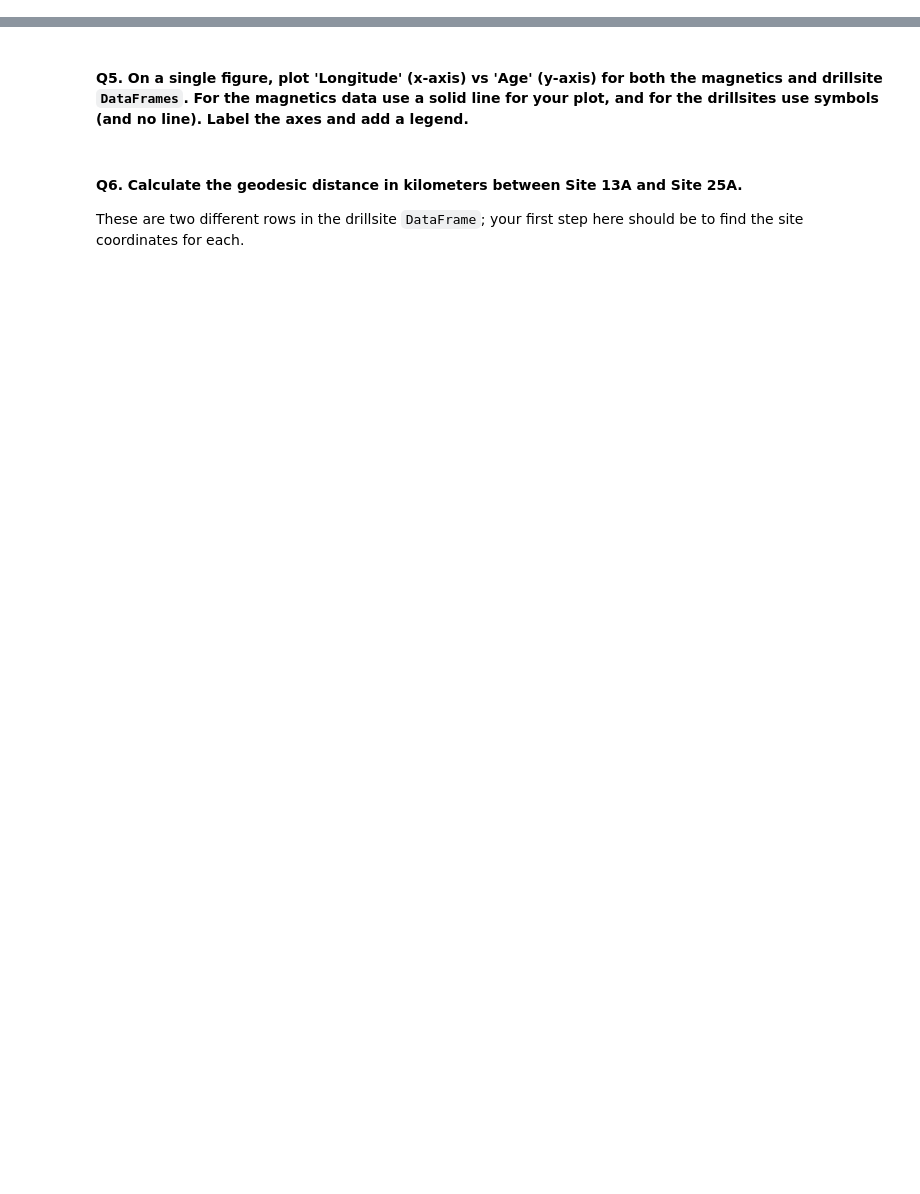
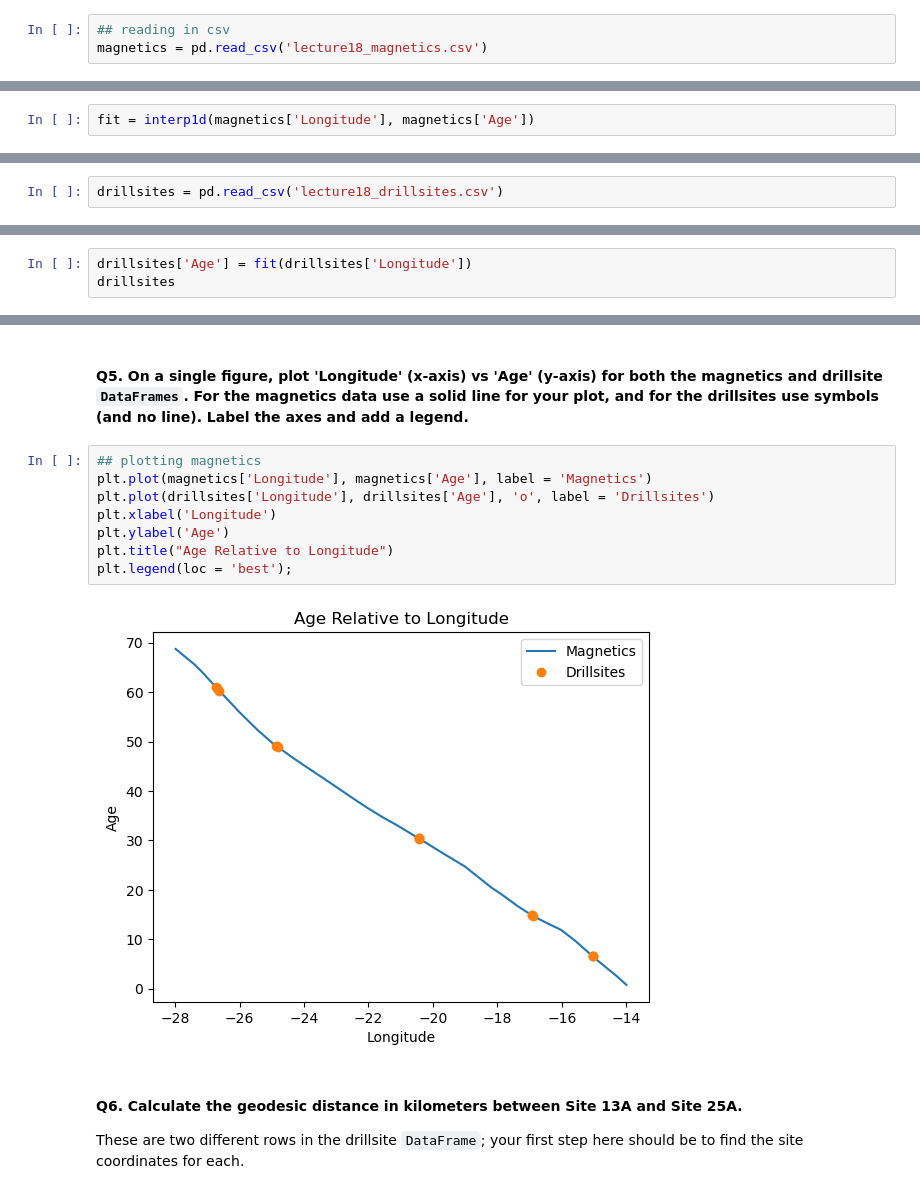
Before and after one commit to gshelor/GEOL679, a Jupyter notebook: Labs/Lecture18/GShelorLecture18_inclass.ipynb, the cells around one changed output, grey strips where cells are left out. Drawn from its saved outputs; the diff is of its cells as text; blank space fills up the shorter version.

```diff
--- a/Labs/Lecture18/GShelorLecture18_inclass.ipynb
+++ b/Labs/Lecture18/GShelorLecture18_inclass.ipynb
@@ -8,11 +11,21 @@ from scipy.interpolate import interp1d
 from geopy.distance import geodesic
 # %% [markdown]
 #### Q1. Read the file 'lecture18_magnetics.csv' into a `pandas` `DataFrame`.
+# %%
+## reading in csv
+magnetics = pd.read_csv('lecture18_magnetics.csv')
 # %% [markdown]
 #### Q2. Fit a curve to 'Longitude' vs 'Age' from your magnetics `DataFrame` using `interp1d(...)`.
+# %%
+fit = interp1d(magnetics['Longitude'], magnetics['Age'])
 # %% [markdown]
 #### Q3. Read the file 'lecture18_drillsites.csv' into a `pandas` `DataFrame`
+# %%
+drillsites = pd.read_csv('lecture18_drillsites.csv')
 # %% [markdown]
 #### Q4. Using the interpolation function you created in Q2, add an 'Age' column to your drillsites `DataFrame`. Display the `DataFrame`.
 
 To do this, you will evaluate your interpolant from Q2 at the 'Longitude' points in the Q3 `DataFrame`.
+# %%
+drillsites['Age'] = fit(drillsites['Longitude'])
+drillsites
@@ -19,5 +50,15 @@ To do this, you will evaluate your interpolant from Q2 at the 'Longitude' points
 # %% [markdown]
 #### Q5. On a single figure, plot 'Longitude' (x-axis) vs 'Age' (y-axis) for both the magnetics and drillsite `DataFrames`. For the magnetics data use a solid line for your plot, and for the drillsites use symbols (and no line). Label the axes and add a legend.
+# %%
+## plotting magnetics
+plt.plot(magnetics['Longitude'], magnetics['Age'], label = 'Magnetics')
+plt.plot(drillsites['Longitude'], drillsites['Age'], 'o', label = 'Drillsites')
+plt.xlabel('Longitude')
+plt.ylabel('Age')
+plt.title("Age Relative to Longitude")
+plt.legend(loc = 'best');
+# %% [output]
+[figure, added]
 # %% [markdown]
 #### Q6. Calculate the geodesic distance in kilometers between Site 13A and Site 25A.
 
```
Also changed, not shown: parts of 4 cells of this notebook, 2 other files.
